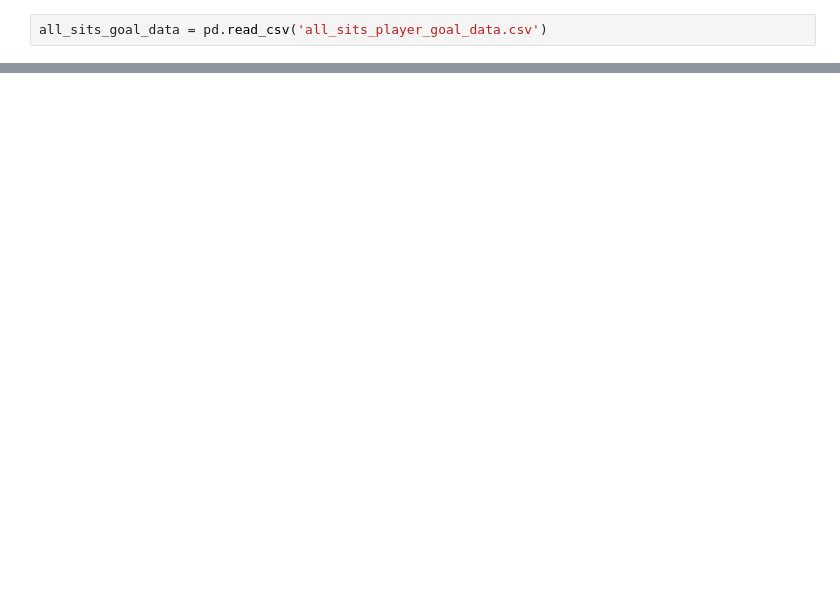
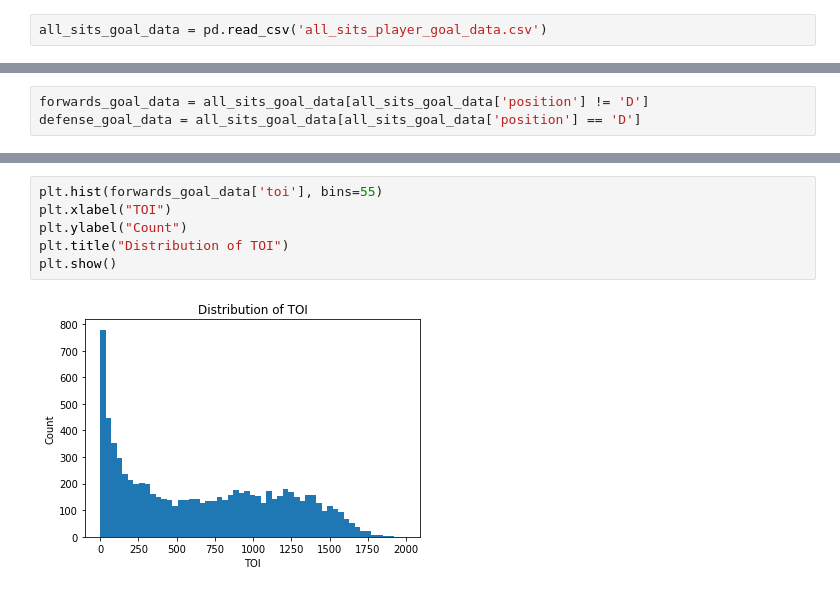
Before and after one commit to mcbarlowe/nhl_analysis, a Jupyter notebook: Predicting NHL Goals with Bayesian Methods.ipynb, the cells around one changed output, grey strips where cells are left out. Saved outputs shown, nothing was run; the diff lists cells and outputs as text; blank space fills up the shorter version.

```diff
--- a/Predicting NHL Goals with Bayesian Methods.ipynb
+++ b/Predicting NHL Goals with Bayesian Methods.ipynb
@@ -8,0 +27,3 @@ all_sits_goal_data = pd.read_csv('all_sits_player_goal_data.csv')
+# %%
+forwards_goal_data = all_sits_goal_data[all_sits_goal_data['position'] != 'D']
+defense_goal_data = all_sits_goal_data[all_sits_goal_data['position'] == 'D']
@@ -8,0 +56,8 @@ all_sits_goal_data = pd.read_csv('all_sits_player_goal_data.csv')
+# %%
+plt.hist(forwards_goal_data['toi'], bins=55)
+plt.xlabel("TOI")
+plt.ylabel("Count")
+plt.title("Distribution of TOI")
+plt.show()
+# %% [output]
+[figure, added]
```
Also changed, not shown: parts of 16 cells of this notebook, 2 other files.
